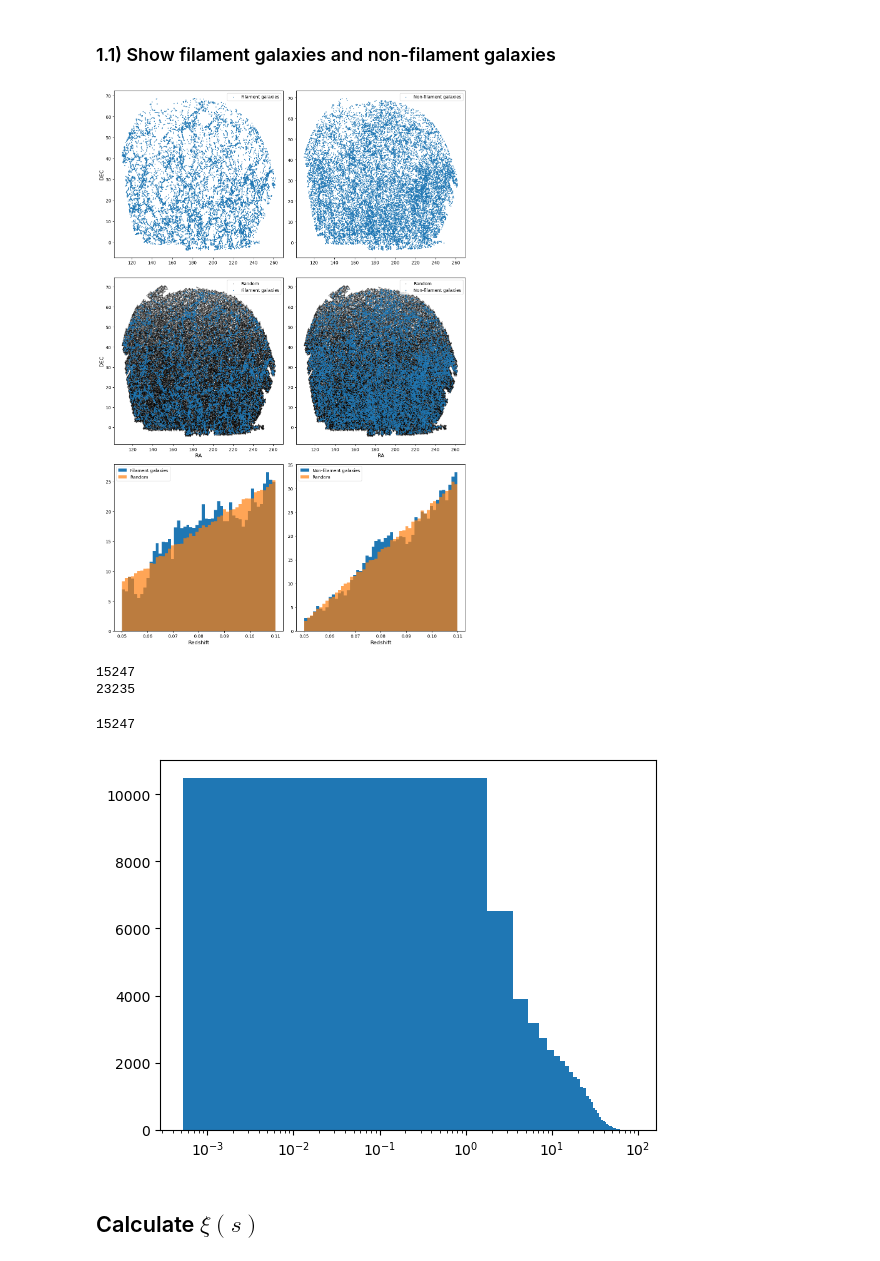
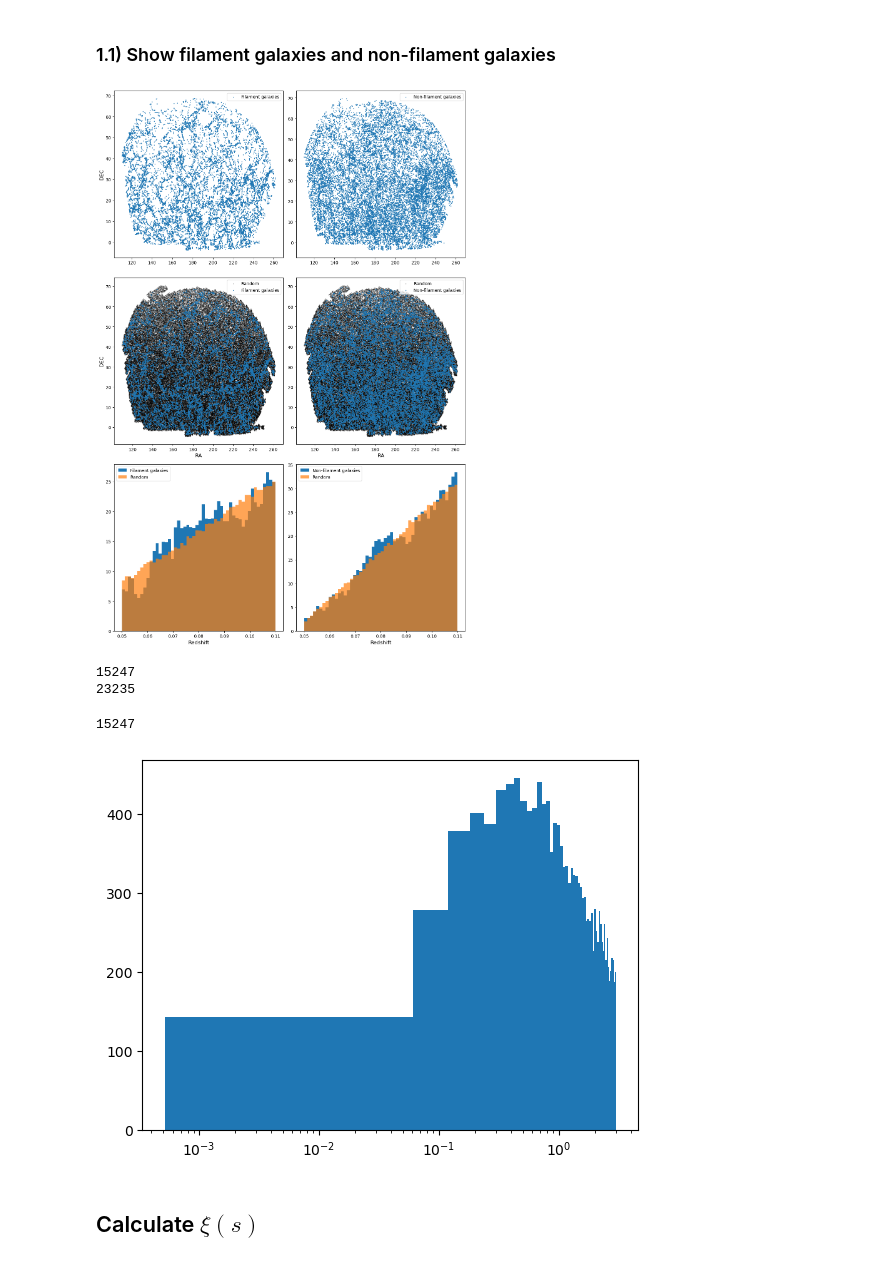
Before and after one commit to FedeDavilaKurban/filbao, a Jupyter notebook: main.ipynb, the cells around one changed output. Saved outputs shown, nothing was run; the diff lists cells and outputs as text; code cells hidden in the pictures.

```diff
--- a/main.ipynb
+++ b/main.ipynb
@@ -88,8 +88,8 @@ def generate_random_radec(ra,dec,nside,nrand):
     ra_random = ra_random[valid_indices]
     dec_random = dec_random[valid_indices]
 
-    print(len(ra))
-    print(len(random_data))
+    #print(len(ra))
+    #print(len(ra_random))
 
     return ra_random[:nrand], dec_random[:nrand]
 
@@ -110,16 +110,16 @@ def generate_random_red(redshift,nrand):
 zmin, zmax = 0.05, 0.11
 #cat_sdss = pd.read_csv('../data/sdss_zmin_0.000_zmax_0.300_sigma_5.0.csv')
 cat_sdss_full = pd.read_csv('../data/sdss_dr72safe0_zmin_0.000_zmax_0.300_sigma_5.0.csv')
-cat_sdss  = cat_sdss_full[(cat_sdss_full["red"] >= zmin)*(cat_sdss_full["red"] <= zmax)]
-cat_sdss = cat_sdss[cat_sdss['mag_abs_r']<-20.6]
+cat_sdss_z  = cat_sdss_full[(cat_sdss_full["red"] >= zmin)*(cat_sdss_full["red"] <= zmax)]
+cat_sdss_z_mag = cat_sdss_z[cat_sdss_z['mag_abs_r']<-20.6]
 
 ra = cat_sdss_full['ra'].values  # Right Ascension
 dec = cat_sdss_full['dec'].values  # Declination
-redshift = cat_sdss['red'].values # Redshift
+redshift = cat_sdss_z_mag['red'].values # Redshift
 
 # Set the resolution (nside)
 nside = 64  # Approx 55 arcmin resolution (adjust as needed)
-nrand = 3*len(cat_sdss) # Size of the randoms
+nrand = 3*len(cat_sdss_z_mag) # Size of the randoms
 
 ra_random, dec_random = generate_random_radec(ra,dec,nside,nrand)
 red_random = generate_random_red(redshift,nrand)
@@ -182,8 +188,8 @@ plt.show()
 import matplotlib.pyplot as plt
 
 # Define filament and non-filament galaxies
-filgxs = cat_sdss[cat_sdss['dist_fil']<=3.]
-nonfilgxs = cat_sdss[cat_sdss['dist_fil']>8.25]
+filgxs = cat_sdss_z_mag[cat_sdss_z_mag['dist_fil']<=3.]
+nonfilgxs = cat_sdss_z_mag[cat_sdss_z_mag['dist_fil']>8.25]
 
 # Create randoms for each sample
 #filgxs_cdf_inv_z = build_cdf_from_parabola(filgxs['red'].values, filgxs['red'].values.min(), filgxs['red'].values.max())[0]
@@ -263,19 +269,19 @@ plt.show()
 print(len(filgxs))
 print(len(nonfilgxs))
 # %% [output]
-[figure, old version]
+[figure, new version]
 15247
 23235
 # %%
-plt.hist(cat_sdss['dist_fil'],bins=50)
+plt.hist(filgxs['dist_fil'],bins=50)
 
-print(len(cat_sdss[cat_sdss['dist_fil']<3.]))
+print(len(filgxs[filgxs['dist_fil']<3.]))
 
 plt.xscale('log')
 plt.show()
 # %% [output]
 15247
-[figure, old version]
+[figure, new version]
 # %% [markdown]
 ## Calculate $\xi(s)$
 # %%
```
Also changed, not shown: parts of 5 cells of this notebook.
